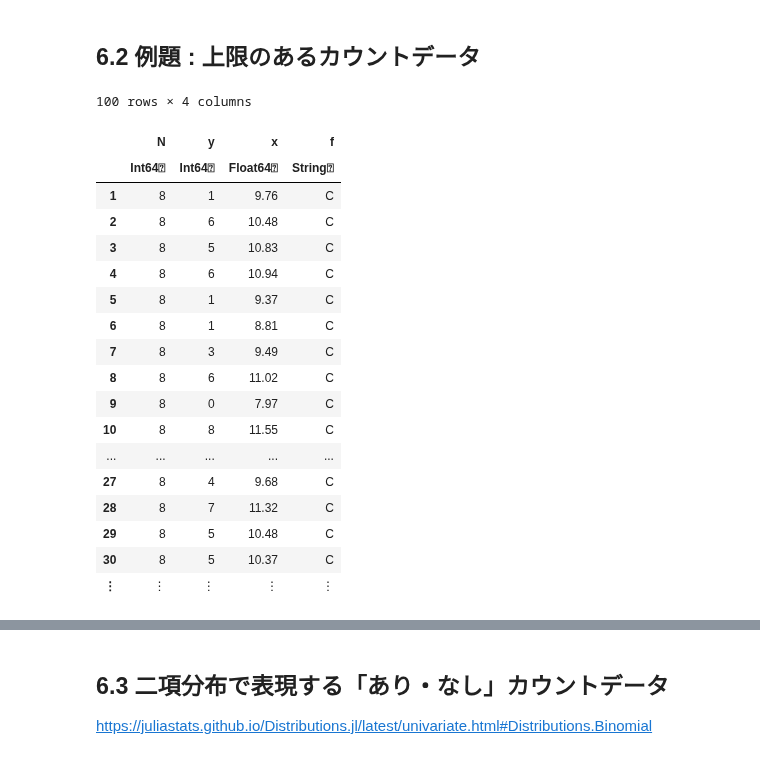
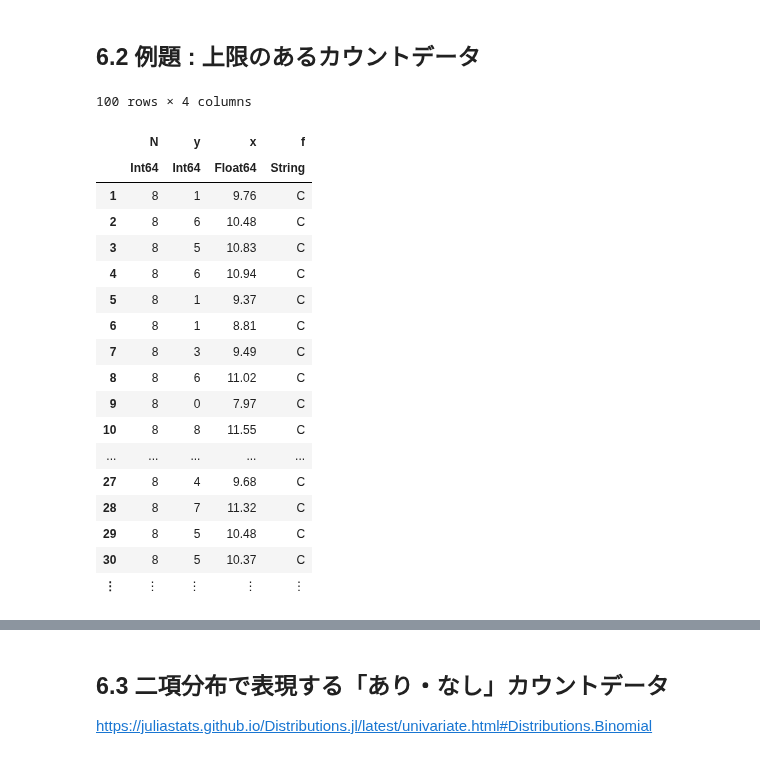
Before and after one commit to matsueushi/kubo_analysis_julia, a Jupyter notebook: section6.ipynb, the cells around one changed output, grey strips where cells are left out. Drawn from its saved outputs; the diff is of its cells as text; code cells hidden in the pictures.

```diff
--- a/section6.ipynb
+++ b/section6.ipynb
@@ -13,28 +13,28 @@ using StatsBase
 ## 6.2 例題 : 上限のあるカウントデータ
 # %%
 df = CSV.read("data4a.csv");
-# %%
-df
-# %% [output]
-100 rows × 4 columns
-|  | N | y | x | f |
-|  | Int64⍰ | Int64⍰ | Float64⍰ | String⍰ |
-| 1 | 8 | 1 | 9.76 | C |
-| 2 | 8 | 6 | 10.48 | C |
-| 3 | 8 | 5 | 10.83 | C |
-| 4 | 8 | 6 | 10.94 | C |
-| 5 | 8 | 1 | 9.37 | C |
-| 6 | 8 | 1 | 8.81 | C |
-| 7 | 8 | 3 | 9.49 | C |
-| 8 | 8 | 6 | 11.02 | C |
-| 9 | 8 | 0 | 7.97 | C |
-| 10 | 8 | 8 | 11.55 | C |
-| ... | ... | ... | ... | ... |
-| 27 | 8 | 4 | 9.68 | C |
-| 28 | 8 | 7 | 11.32 | C |
-| 29 | 8 | 5 | 10.48 | C |
-| 30 | 8 | 5 | 10.37 | C |
-| ⋮ | ⋮ | ⋮ | ⋮ | ⋮ |
+# %%
+disallowmissing!(df)
+# %% [output]
+100 rows × 4 columns
+|  | N | y | x | f |
+|  | Int64 | Int64 | Float64 | String |
+| 1 | 8 | 1 | 9.76 | C |
+| 2 | 8 | 6 | 10.48 | C |
+| 3 | 8 | 5 | 10.83 | C |
+| 4 | 8 | 6 | 10.94 | C |
+| 5 | 8 | 1 | 9.37 | C |
+| 6 | 8 | 1 | 8.81 | C |
+| 7 | 8 | 3 | 9.49 | C |
+| 8 | 8 | 6 | 11.02 | C |
+| 9 | 8 | 0 | 7.97 | C |
+| 10 | 8 | 8 | 11.55 | C |
+| ... | ... | ... | ... | ... |
+| 27 | 8 | 4 | 9.68 | C |
+| 28 | 8 | 7 | 11.32 | C |
+| 29 | 8 | 5 | 10.48 | C |
+| 30 | 8 | 5 | 10.37 | C |
+| ⋮ | ⋮ | ⋮ | ⋮ | ⋮ |
 # %%
 plot(df.x, df.y, group=df.f, seriestype=:scatter, xlabel="Plant size", ylabel="Number of survival seeds")
 # %%
```
Also changed, not shown: parts of 3 cells of this notebook, 2 other files.
